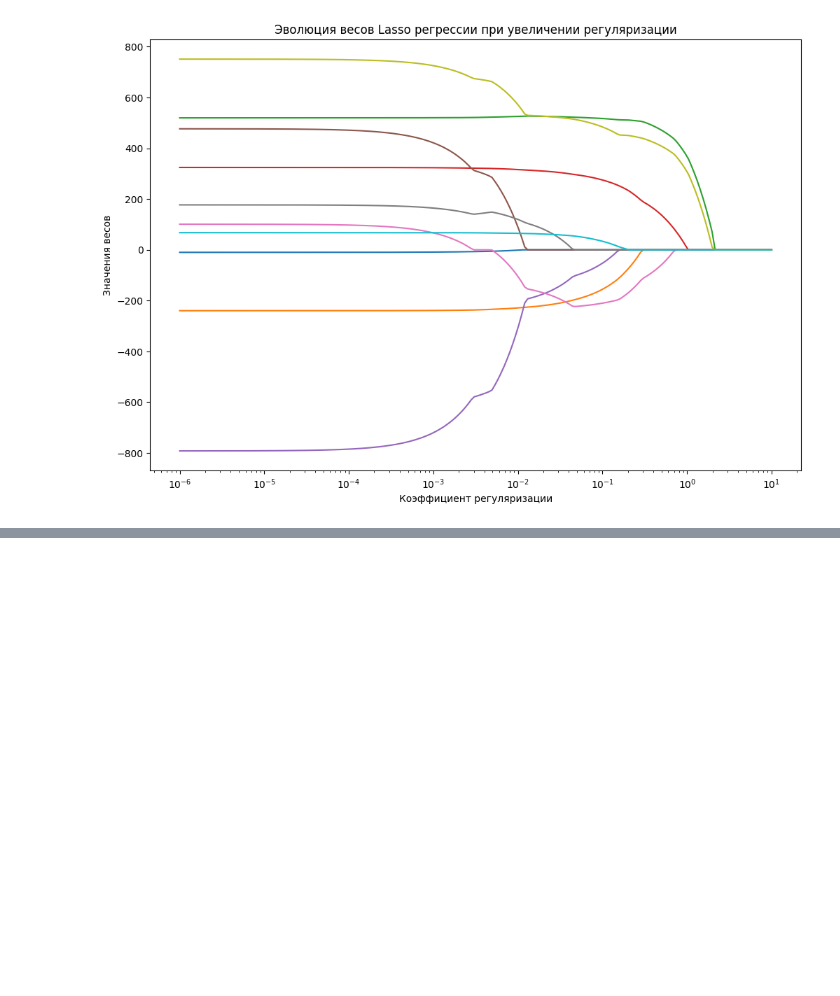
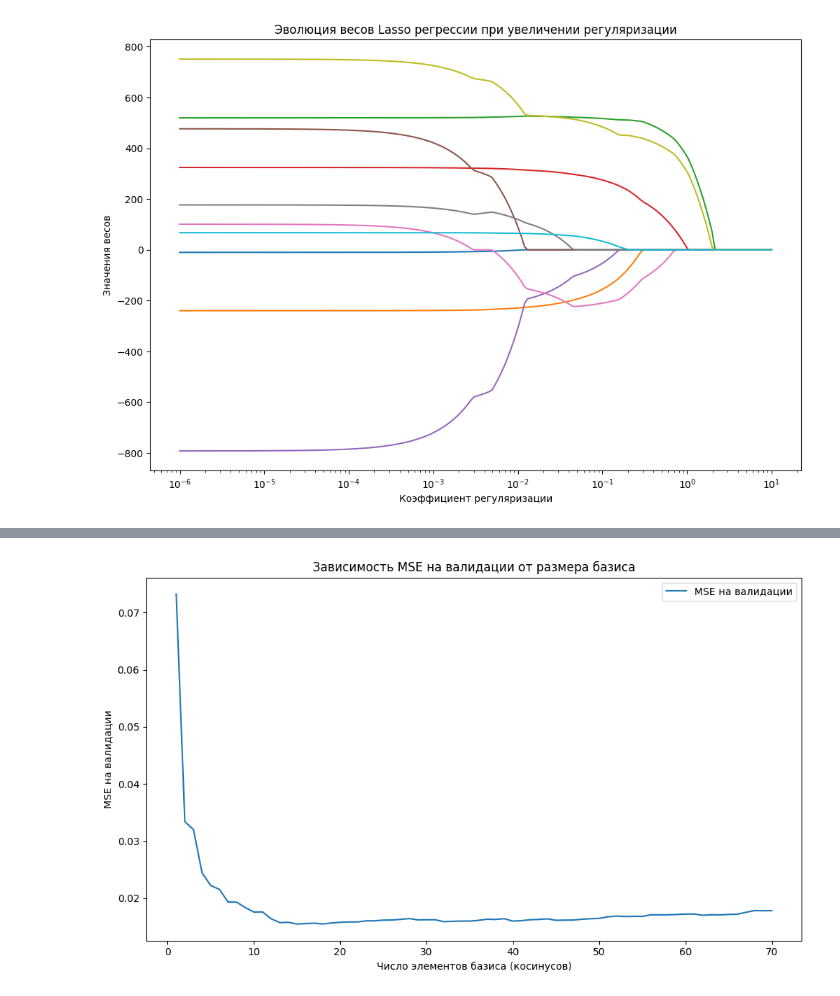
Before and after one commit to averageX56/vichmaty, a Jupyter notebook: Дз 5.ipynb, the cells around one changed output, grey strips where cells are left out. Cells and saved outputs as stored; diff of their text form; code cells hidden in the pictures; blank space fills up the shorter version.

```diff
--- a/Дз 5.ipynb
+++ b/Дз 5.ipynb
@@ -183,0 +256,51 @@ plt.show()
+# %%
+import numpy as np
+import matplotlib.pyplot as plt
+from sklearn.model_selection import KFold
+from sklearn.metrics import mean_squared_error
+
+def kfold_cross_validation_mse(x, y, n_cosines_range, mu=0.01, alpha=0.01, n_folds=5):
+    kf = KFold(n_splits=n_folds, shuffle=True, random_state=42)
+
+    cv_mse_scores = []
+
+    for n_cosines in n_cosines_range:
+        fold_mse_scores = []
+
+        X = create_cosine_features(x, n_cosines)
+
+        for train_idx, val_idx in kf.split(X):
+            X_train, X_val = X[train_idx], X[val_idx]
+            y_train, y_val = y[train_idx], y[val_idx]
+
+            w, losses, n_iters = L1_regression_grad_descent(X_train, y_train, mu, alpha)
+            y_pred = X_val @ w
+            mse = mean_squared_error(y_val, y_pred)
+            fold_mse_scores.append(mse)
+
+        cv_mse_scores.append(np.mean(fold_mse_scores))
+
+    return cv_mse_scores
+
+x, y, y_true = generate_hat_function(n_samples=200, noise_level=0.1)
+
+n_cosines_range = range(1, 71)
+
+cv_mse_values = kfold_cross_validation_mse(x, y, n_cosines_range, mu=0.01, alpha=0.01, n_folds=5)
+
+best_idx = np.argmin(cv_mse_values)
+best_cosines = n_cosines_range[best_idx]
+best_mse = cv_mse_values[best_idx]
+
+plt.figure(figsize=(10, 6))
+plt.plot(n_cosines_range, cv_mse_values, label='MSE на валидации')
+
+plt.xlabel('Число элементов базиса (косинусов)')
+plt.ylabel('MSE на валидации')
+plt.title('Зависимость MSE на валидации от размера базиса')
+plt.legend()
+
+plt.tight_layout()
+plt.show()
+# %% [output]
+[figure, added]
```
Also changed, not shown: parts of 6 cells of this notebook, 12 other files.
